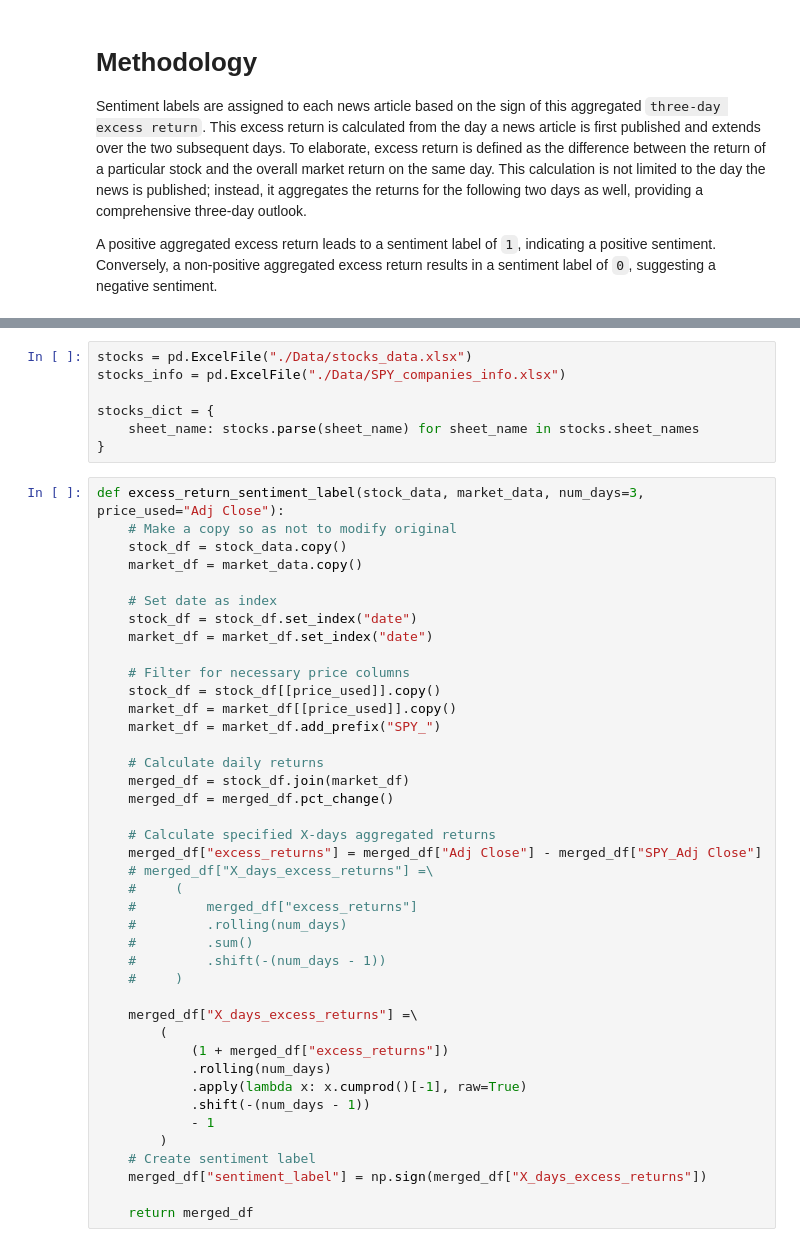
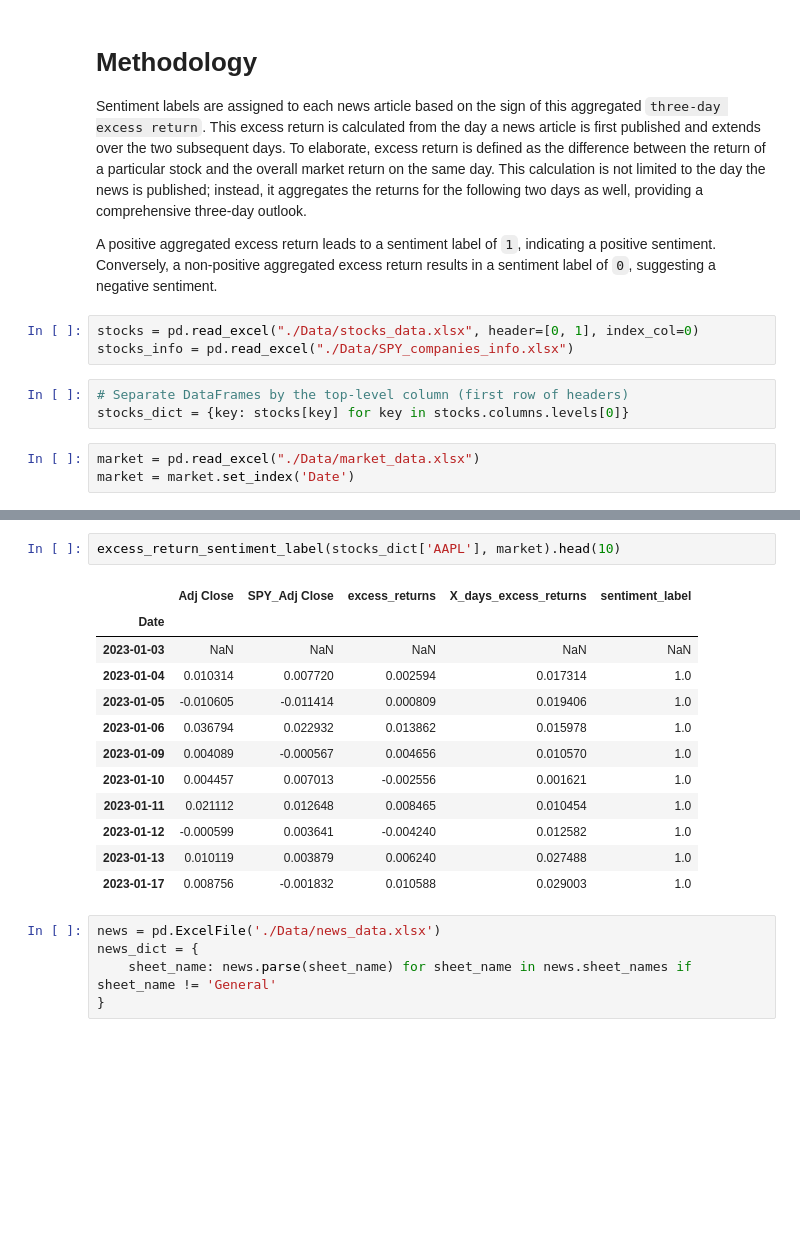
Before and after one commit to saltedpotato/QF634_Research_Methods, a Jupyter notebook: label_sentiment.ipynb, the cells around one changed output, grey strips where cells are left out. Saved outputs shown, nothing was run; the diff lists cells and outputs as text; blank space fills up the shorter version.

```diff
--- a/label_sentiment.ipynb
+++ b/label_sentiment.ipynb
@@ -8,3 +8,12 @@ Sentiment labels are assigned to each news article based on the sign of this agg
 comprehensive three-day outlook.
 
 A positive aggregated excess return leads to a sentiment label of `1`, indicating a positive sentiment. Conversely, a non-positive aggregated excess return results in a sentiment label of `0`, suggesting a negative sentiment.
+# %%
+stocks = pd.read_excel("./Data/stocks_data.xlsx", header=[0, 1], index_col=0)
+stocks_info = pd.read_excel("./Data/SPY_companies_info.xlsx")
+# %%
+# Separate DataFrames by the top-level column (first row of headers)
+stocks_dict = {key: stocks[key] for key in stocks.columns.levels[0]}
+# %%
+market = pd.read_excel("./Data/market_data.xlsx")
+market = market.set_index('Date')
@@ -11,48 +58,20 @@ A positive aggregated excess return leads to a sentiment label of `1`, indicatin
+# %%
+excess_return_sentiment_label(stocks_dict['AAPL'], market).head(10)
+# %% [output]
+|  | Adj Close | SPY_Adj Close | excess_returns | X_days_excess_returns | sentiment_label |
+| Date |  |  |  |  |  |
+| 2023-01-03 | NaN | NaN | NaN | NaN | NaN |
+| 2023-01-04 | 0.010314 | 0.007720 | 0.002594 | 0.017314 | 1.0 |
+| 2023-01-05 | -0.010605 | -0.011414 | 0.000809 | 0.019406 | 1.0 |
+| 2023-01-06 | 0.036794 | 0.022932 | 0.013862 | 0.015978 | 1.0 |
+| 2023-01-09 | 0.004089 | -0.000567 | 0.004656 | 0.010570 | 1.0 |
+| 2023-01-10 | 0.004457 | 0.007013 | -0.002556 | 0.001621 | 1.0 |
+| 2023-01-11 | 0.021112 | 0.012648 | 0.008465 | 0.010454 | 1.0 |
+| 2023-01-12 | -0.000599 | 0.003641 | -0.004240 | 0.012582 | 1.0 |
+| 2023-01-13 | 0.010119 | 0.003879 | 0.006240 | 0.027488 | 1.0 |
+| 2023-01-17 | 0.008756 | -0.001832 | 0.010588 | 0.029003 | 1.0 |
 # %%
-stocks = pd.ExcelFile("./Data/stocks_data.xlsx")
-stocks_info = pd.ExcelFile("./Data/SPY_companies_info.xlsx")
-
-stocks_dict = {
-    sheet_name: stocks.parse(sheet_name) for sheet_name in stocks.sheet_names
+news = pd.ExcelFile('./Data/news_data.xlsx')
+news_dict = {
+    sheet_name: news.parse(sheet_name) for sheet_name in news.sheet_names if sheet_name != 'General'
 }
-# %%
-def excess_return_sentiment_label(stock_data, market_data, num_days=3, price_used="Adj Close"):
-    # Make a copy so as not to modify original
-    stock_df = stock_data.copy()
-    market_df = market_data.copy()
-
-    # Set date as index
-    stock_df = stock_df.set_index("date")
-    market_df = market_df.set_index("date")
-
-    # Filter for necessary price columns
-    stock_df = stock_df[[price_used]].copy()
-    market_df = market_df[[price_used]].copy()
-    market_df = market_df.add_prefix("SPY_")
-
-    # Calculate daily returns
-    merged_df = stock_df.join(market_df)
-    merged_df = merged_df.pct_change()
-
-    # Calculate specified X-days aggregated returns
-    merged_df["excess_returns"] = merged_df["Adj Close"] - merged_df["SPY_Adj Close"]
-    # merged_df["X_days_excess_returns"] =\
-    #     (
-    #         merged_df["excess_returns"]
-    #         .rolling(num_days)
-    #         .sum()
-    #         .shift(-(num_days - 1))
-    #     )
-
-    merged_df["X_days_excess_returns"] =\
-        (
-            (1 + merged_df["excess_returns"])
-            .rolling(num_days)
-            .apply(lambda x: x.cumprod()[-1], raw=True)
-            .shift(-(num_days - 1))
-            - 1
-        )
-    # Create sentiment label
-    merged_df["sentiment_label"] = np.sign(merged_df["X_days_excess_returns"])
-
-    return merged_df
```
Also changed, not shown: parts of 5 cells of this notebook, 3 other files.
